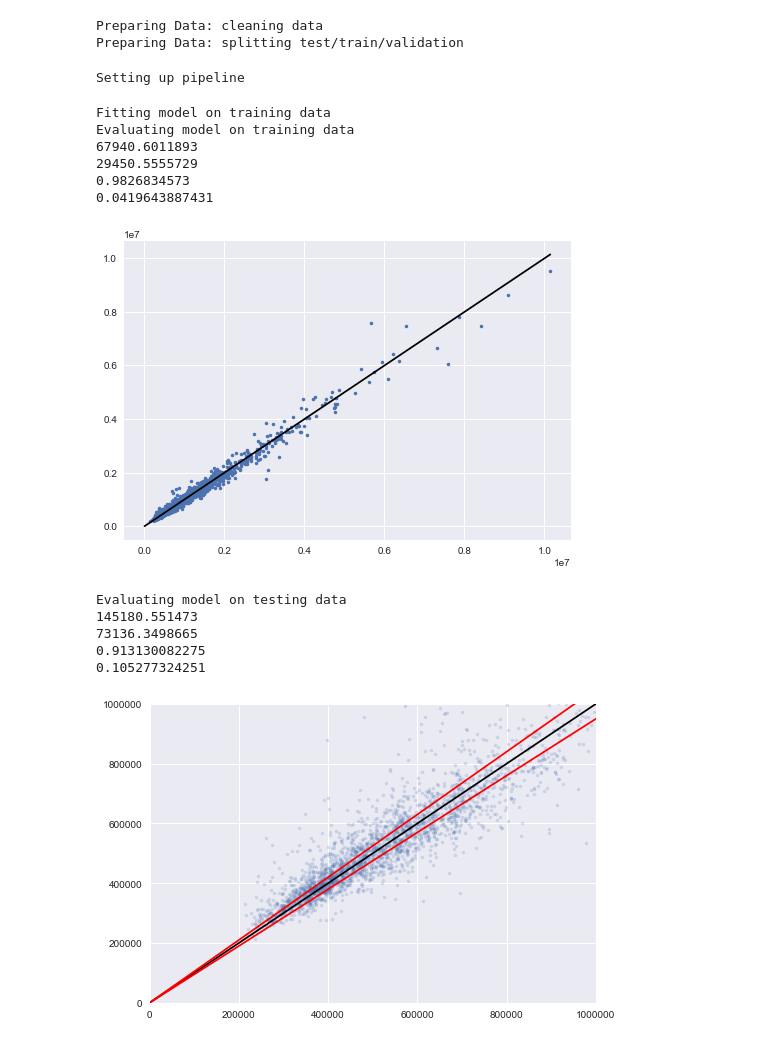
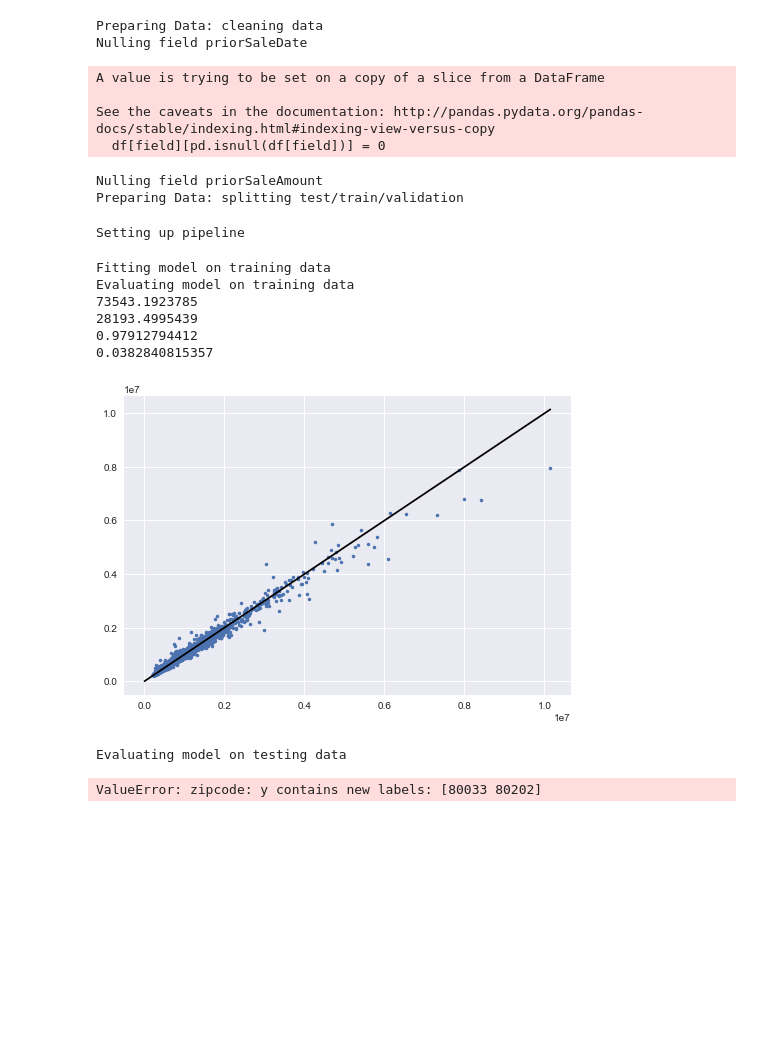
Before and after one commit to ideaian/housing_prices, a Jupyter notebook: improved_pipeline.ipynb, the cells around one changed output. Saved outputs shown, nothing was run; the diff lists cells and outputs as text; code cells hidden in the pictures; blank space fills up the shorter version.

```diff
--- a/improved_pipeline.ipynb
+++ b/improved_pipeline.ipynb
@@ -13,58 +8,62 @@ from sklearn.ensemble import AdaBoostRegressor
 # %%
 df = pd.read_csv('single_family_home_values.csv')
 
-
 print('Preparing Data: cleaning data')
-not_useful_fields = ['id','city','state', 'address']
+not_useful_fields = ['id','city','state']#, 'address']
 date_fields = ['lastSaleDate', 'priorSaleDate']
-required_fields = ['latitude','longitude','zipcode','bedrooms',
+required_fields = ['address','latitude','longitude','zipcode','bedrooms',
                    'bathrooms','rooms','squareFootage',
                    'lotSize','yearBuilt',
                    'lastSaleDate','estimated_value']
 zero_to_nan_fields = None
+nan_to_zero_fields = ['priorSaleDate','priorSaleAmount']
+# categorical_fields = ['zipcode']
 remove_outliers=False
-df2 = prepare_data(df, not_useful_fields=not_useful_fields,
+df2, new_fields = prepare_data(df, not_useful_fields=not_useful_fields,
         date_fields=date_fields,
         remove_outliers=remove_outliers,
         required_fields=required_fields,
         zero_to_nan_fields=zero_to_nan_fields,
+        nan_to_zero_fields=nan_to_zero_fields,
         )
-
+#         categorical_fields=categorical_fields,
 print('Preparing Data: splitting test/train/validation')
 df_train, df_test, df_validation = train_validate_test_split(df2)
 
 X_test = df_test[df_test.columns.drop('estimated_value')]
 y_test = df_test['estimated_value']
-# y_test = np.log(df_test['estimated_value'] + 1)
 
 X = df_train[df_train.columns.drop('estimated_value')]
 y = df_train['estimated_value']
-# y = np.log(df_train['estimated_value'] + 1)
 # %% [output]
 Preparing Data: cleaning data
-Preparing Data: splitting test/train/validation
+Nulling field priorSaleDate
+A value is trying to be set on a copy of a slice from a DataFrame
+
+See the caveats in the documentation: http://pandas.pydata.org/pandas-docs/stable/indexing.html#indexing-view-versus-copy
+  df[field][pd.isnull(df[field])] = 0
+Nulling field priorSaleAmount
+Preparing Data: splitting test/train/validation
 # %%
-
 from sklearn.ensemble import (
-    ExtraTreesRegressor, GradientBoostingRegressor
+    ExtraTreesRegressor, GradientBoostingRegressor, AdaBoostRegressor
 )
 
 print("Setting up pipeline")
-features = ('latitude', 'longitude',# 'zipcode',
+features = ('latitude', 'longitude', 'zipcode',
             'bedrooms', 'bathrooms','rooms',
             'squareFootage', 'lotSize',
             'yearBuilt',
             'lastSaleAmount','lastSaleDateYear','lastSaleDateMonth','lastSaleDateDayOfWeek')
-#'yearBuilt', 'lastSaleDayOfWeek','lastSaleWeekOfYear','lastSaleMonth','LastSaleYear',
-# features = required_fields
+
 
 #: Note imputer will strip away column heads, it has to be after featurize
-# reg_function = LGBMRegressor()
+#reg_function = LGBMRegressor()
 #reg_function = XGBRegressor()
 reg_function = RandomForestRegressor(n_jobs=3)
 #reg_function = GradientBoostingRegressor()
-# reg_function = ExtraTreesRegressor(n_estimators=2)
-# reg_function = AdaBoostRegressor(); #Really bad
+#reg_function = ExtraTreesRegressor(n_estimators=2)
+#reg_function = AdaBoostRegressor(); #Really bad
 pipeline = Pipeline([
           ('featurize', featurize(features)),
           ('imputer', Imputer(missing_values=np.nan, strategy="mean", axis=0)),
@@ -73,49 +72,39 @@ pipeline = Pipeline([
 # %% [output]
 Setting up pipeline
 # %%
-def print_metrics(y, y_pred):
-#     y = np.exp(y)
-#     y_pred = np.exp(y_pred)
-    print(np.sqrt(metrics.mean_squared_error(y,y_pred)))
-    print(metrics.mean_absolute_error(y,y_pred))
-    print(metrics.r2_score(y,y_pred))
-    print(abs_mean_relative_error(y,y_pred))
+
 
 print("Fitting model on training data")
 model = pipeline.fit(X = X, y = y)
 
 print("Evaluating model on training data")
 y_pred = model.predict(X)
 print_metrics(y, y_pred)
 plt.plot((y), (y_pred),'.')
 y_max = (np.max((y, y_pred)))
 plt.plot((0,y_max), (0,y_max),color='black')
 plt.show()
 
 print("Evaluating model on testing data")
 y_test_pred = model.predict(X_test)
 print_metrics(y_test, y_test_pred)
 plt.plot((y_test), (y_test_pred),'.', alpha=0.2)
 y_max = (np.max((y_test, y_test_pred)))
 plt.plot((0,y_max), (0,y_max),color='black')
 plt.plot((0,y_max), (0,y_max*1.05),color='red')
 plt.plot((0,y_max), (0,y_max*0.95),color='red')
 plt.xlim(0,1e6)
 plt.ylim(0,1e6)
 plt.show()
 # %% [output]
 Fitting model on training data
 Evaluating model on training data
-67940.6011893
-29450.5555729
-0.9826834573
-0.0419643887431
+73543.1923785
+28193.4995439
+0.97912794412
+0.0382840815357
-[figure, old version]
+[figure, new version]
 Evaluating model on testing data
-145180.551473
-73136.3498665
-0.913130082275
-0.105277324251
-[figure, removed]
+ValueError: zipcode: y contains new labels: [80033 80202]
 # %%
 [c,b] = np.histogram(y_pred-y, bins=np.linspace(-1e6,1e6,100))
```
Also changed, not shown: parts of 28 cells of this notebook, 1 other file.
